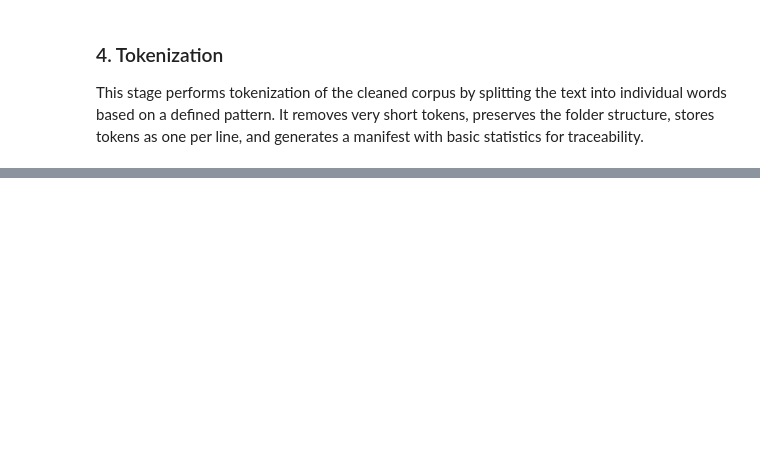
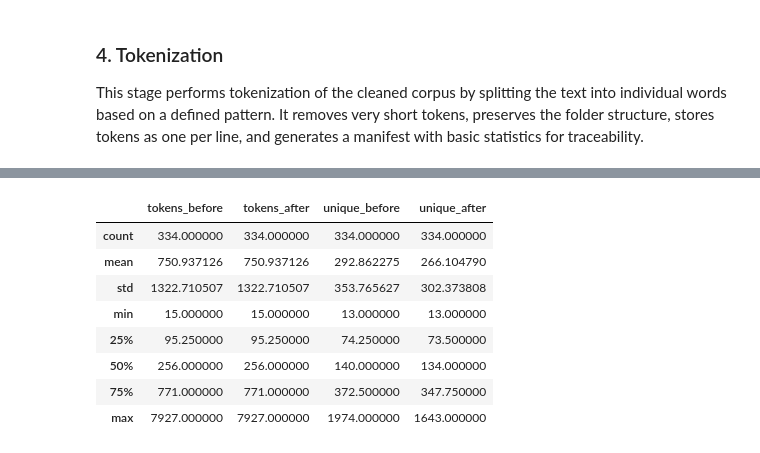
Before and after one commit to tbdorys/legal-uncertainty-index, a Jupyter notebook: notebooks/05_nlp_preprocessing.ipynb, the cells around one changed output, grey strips where cells are left out. Cells and saved outputs as stored; diff of their text form; code cells hidden in the pictures; blank space fills up the shorter version.

```diff
--- a/notebooks/05_nlp_preprocessing.ipynb
+++ b/notebooks/05_nlp_preprocessing.ipynb
@@ -771,0 +929,69 @@ manifest saved to: C:\Users\dtruj\Documentos\proyectos\legal-uncertainty-index\m
+# %%
+# input from previous stage
+STOPWORDS_ROOT = CLEAN_ROOT / "tokens_no_stopwords"
+
+# load spacy model (disable unused components for efficiency)
+nlp = spacy.load("es_core_news_sm", disable=["parser", "ner"])
+
+# output
+LEMMAS_ROOT = CLEAN_ROOT / "tokens_lemmas"
+LEMMAS_ROOT.mkdir(parents=True, exist_ok=True)
+
+LEMMAS_MANIFEST_PATH = MANIFEST_ROOT / "manifest_lemmas.csv"
+
+def lemmatize_tokens(token_list):
+    doc = nlp(" ".join(token_list))
+    lemmas = []
+
+    for token in doc:
+        lemma = token.lemma_.strip().lower()
+        if lemma:
+            lemmas.append(lemma)
+
+    return lemmas
+
+# read files recursively
+token_files = sorted(STOPWORDS_ROOT.rglob("*.txt"))
+print("files found:", len(token_files))
+
+rows = []
+
+for txt_path in token_files:
+    rel_path = txt_path.relative_to(STOPWORDS_ROOT)
+    out_path = LEMMAS_ROOT / rel_path
+    out_path.parent.mkdir(parents=True, exist_ok=True)
+
+    tokens = txt_path.read_text(encoding="utf-8", errors="ignore").splitlines()
+    lemmas = lemmatize_tokens(tokens)
+
+    # save lemmas (one per line)
+    out_path.write_text("\n".join(lemmas), encoding="utf-8")
+
+    rows.append({
+        "input_file": str(txt_path),
+        "output_file": str(out_path),
+        "rel_path": str(rel_path),
+        "tokens_before": len(tokens),
+        "tokens_after": len(lemmas),
+        "unique_before": len(set(tokens)),
+        "unique_after": len(set(lemmas)),
+        "status": "ok"
+    })
+
+df_lemmas = pd.DataFrame(rows)
+df_lemmas.to_csv(LEMMAS_MANIFEST_PATH, index=False, encoding="utf-8")
+
+print("files processed:", len(df_lemmas))
+print("manifest saved to:", LEMMAS_MANIFEST_PATH)
+print("columns:", df_lemmas.columns.tolist())
+print("shape:", df_lemmas.shape)
+
+if not df_lemmas.empty:
+    display(
+        df_lemmas[
+            ["tokens_before", "tokens_after", "unique_before", "unique_after"]
+        ].describe()
+    )
+else:
+    print("df_lemmas is empty. check input path.")
+# %% [output]
@@ -771,0 +1003,9 @@ manifest saved to: C:\Users\dtruj\Documentos\proyectos\legal-uncertainty-index\m
+|  | tokens_before | tokens_after | unique_before | unique_after |
+| count | 334.000000 | 334.000000 | 334.000000 | 334.000000 |
+| mean | 750.937126 | 750.937126 | 292.862275 | 266.104790 |
+| std | 1322.710507 | 1322.710507 | 353.765627 | 302.373808 |
+| min | 15.000000 | 15.000000 | 13.000000 | 13.000000 |
+| 25% | 95.250000 | 95.250000 | 74.250000 | 73.500000 |
+| 50% | 256.000000 | 256.000000 | 140.000000 | 134.000000 |
+| 75% | 771.000000 | 771.000000 | 372.500000 | 347.750000 |
+| max | 7927.000000 | 7927.000000 | 1974.000000 | 1643.000000 |
```
Also changed, not shown: parts of 9 cells of this notebook.
